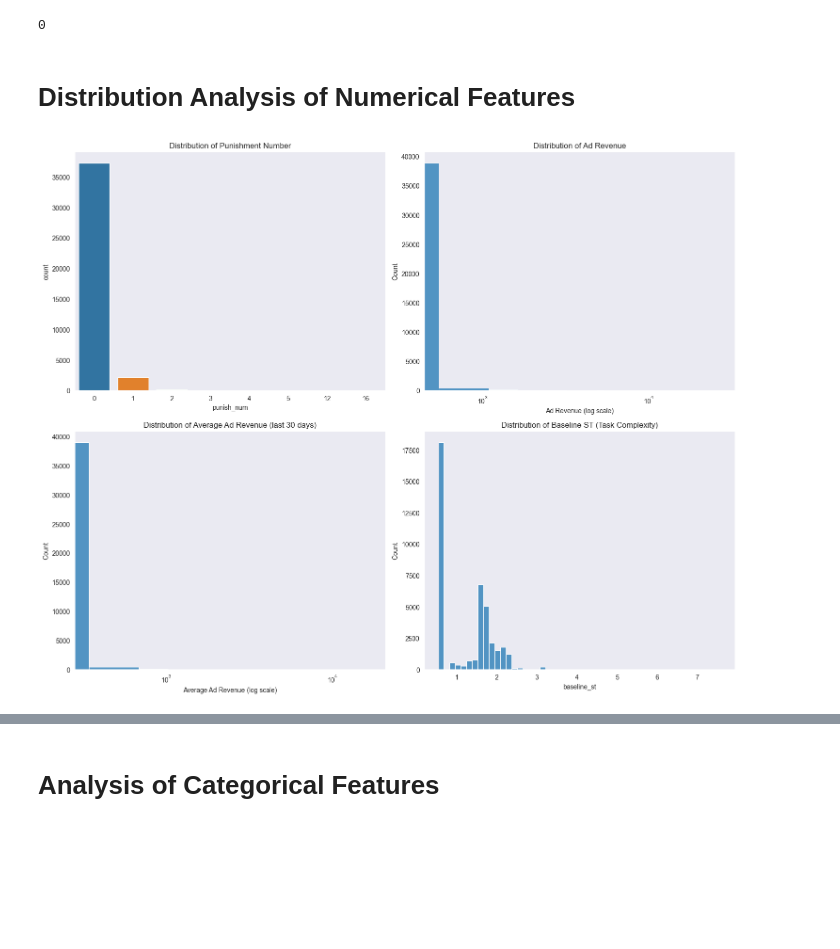
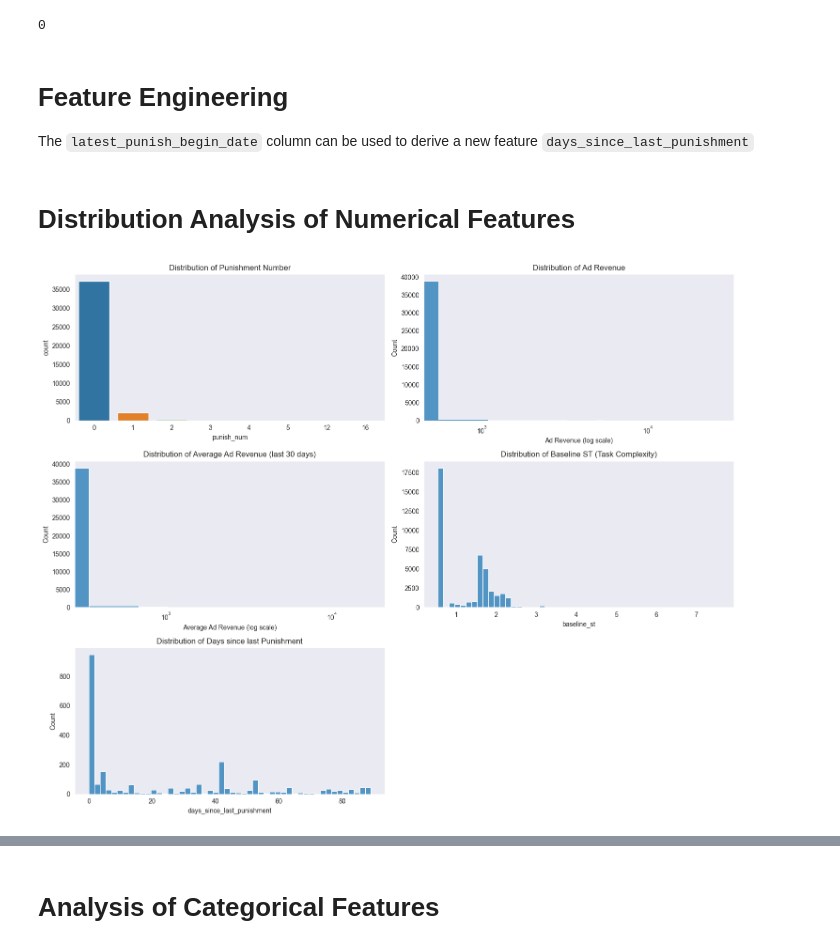
Before and after one commit to poon-zx/tiktok-ads-model, a Jupyter notebook: EDA/ads-eda.ipynb, the cells around one changed output, grey strips where cells are left out. Drawn from its saved outputs; the diff is of its cells as text; code cells hidden in the pictures; blank space fills up the shorter version.

```diff
--- a/EDA/ads-eda.ipynb
+++ b/EDA/ads-eda.ipynb
@@ -134,11 +136,22 @@ To deal with the missing values, we can do the following:
 # Imputing punish_num with 0
 ad_data['punish_num'].fillna(0, inplace=True)
 
-# Imputing queue_market with 'Unknown'
-ad_data['queue_market'].fillna('Unknown', inplace=True)
+# Implementing the logic to fill in the missing values in 'queue_market'
+conditions = [
+    (ad_data['delivery_country'] == "US") | (ad_data['delivery_country'] == "CA"),
+    ad_data['delivery_country'] == "SA"
+]
+
+choices = ["US&CA", "MENA"]
+
+# Using np.select to apply the logic
+ad_data['queue_market'] = np.select(conditions, choices, default=ad_data['delivery_country'])
 
 # Imputing ad_revenue with 0
 ad_data['ad_revenue'].fillna(0, inplace=True)
+
+# Ignoring the '1/1/2000' dates in 'latest_punish_begin_date' by setting them to NaN
+ad_data.loc[ad_data['latest_punish_begin_date'] == '2000-01-01', 'latest_punish_begin_date'] = np.nan
 # %% [markdown]
 # Dealing with Duplicate Rows
 # %%
@@ -163,6 +176,15 @@ remaining_duplicates = ad_data[ad_data.duplicated()]
 remaining_duplicates.shape[0]
 # %% [output]
 0
+# %% [markdown]
+# Feature Engineering
+The `latest_punish_begin_date` column can be used to derive a new feature `days_since_last_punishment`
+# %%
+# Converting both 'p_date' and 'latest_punish_begin_date' columns to datetime format
+ad_data['p_date'] = pd.to_datetime(ad_data['p_date'], format='%Y%m%d')
+
+# Computing the "days since last punishment"
+ad_data['days_since_last_punishment'] = (ad_data['p_date'] - ad_data['latest_punish_begin_date']).dt.days
 # %% [markdown]
 # Distribution Analysis of Numerical Features
 # %%
@@ -177,38 +199,43 @@ ad_data['baseline_st'] = pd.to_numeric(ad_data['baseline_st'], errors='coerce')
 import matplotlib.pyplot as plt
 import seaborn as sns
 
 sns.set_style("dark")
 
 plt.figure(figsize=(15, 12))
 
 # Distribution of punish_num
-plt.subplot(2, 2, 1)
+plt.subplot(3, 2, 1)
 sns.countplot(data=ad_data, x='punish_num')
 plt.title('Distribution of Punishment Number')
 
 # Distribution of ad_revenue
-plt.subplot(2, 2, 2)
+plt.subplot(3, 2, 2)
 sns.histplot(data=ad_data, x='ad_revenue', bins=50)
 plt.title('Distribution of Ad Revenue')
 plt.xscale('log')
 plt.xlabel('Ad Revenue (log scale)')
 
 # Distribution of avg_ad_revenue
-plt.subplot(2, 2, 3)
+plt.subplot(3, 2, 3)
 sns.histplot(data=ad_data, x='avg_ad_revenue', bins=50)
 plt.title('Distribution of Average Ad Revenue (last 30 days)')
 plt.xscale('log')
 plt.xlabel('Average Ad Revenue (log scale)')
 
 # Distribution of baseline_st
-plt.subplot(2, 2, 4)
+plt.subplot(3, 2, 4)
 sns.histplot(data=ad_data, x='baseline_st', bins=50)
 plt.title('Distribution of Baseline ST (Task Complexity)')
 
+# Distribution of days_since_last_punishment
+plt.subplot(3, 2, 5)
+sns.histplot(data=ad_data, x='days_since_last_punishment', bins=50)
+plt.title('Distribution of Days since last Punishment')
+
 plt.tight_layout()
 plt.show()
 # %% [output]
-[figure, old version]
+[figure, new version]
 # %% [markdown]
 Before doing the distribution analysis, the columns have to be converted to their appropriate data types (currently are `object` data type).
 
```
Also changed, not shown: parts of 6 cells of this notebook.
